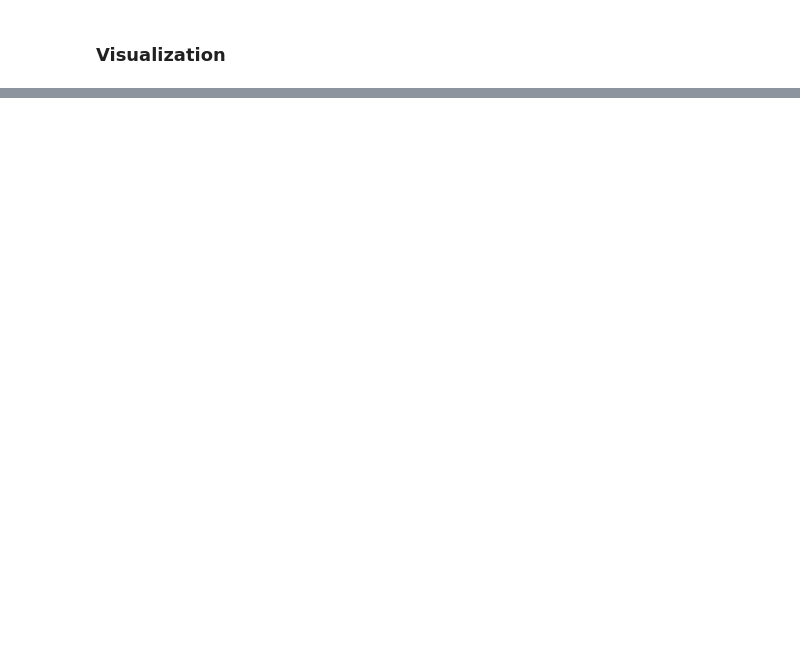
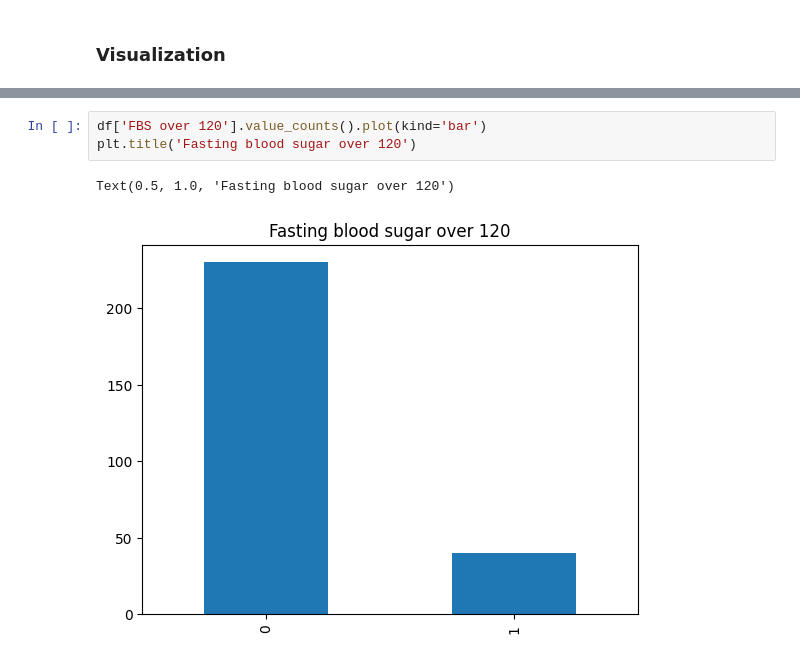
Before and after one commit to King-georges/Heart_Disease_Prediction_Project, a Jupyter notebook: Final_Heart_Disease_Prediction.ipynb, the cells around one changed output, grey strips where cells are left out. Drawn from its saved outputs; the diff is of its cells as text; blank space fills up the shorter version.

```diff
--- a/Final_Heart_Disease_Prediction.ipynb
+++ b/Final_Heart_Disease_Prediction.ipynb
@@ -211,0 +239,6 @@ df['BP'].value_counts().plot(kind='bar')
+# %%
+df['FBS over 120'].value_counts().plot(kind='bar')
+plt.title('Fasting blood sugar over 120')
+# %% [output]
+Text(0.5, 1.0, 'Fasting blood sugar over 120')
+[figure, added]
```
Also changed, not shown: parts of 14 cells of this notebook.
